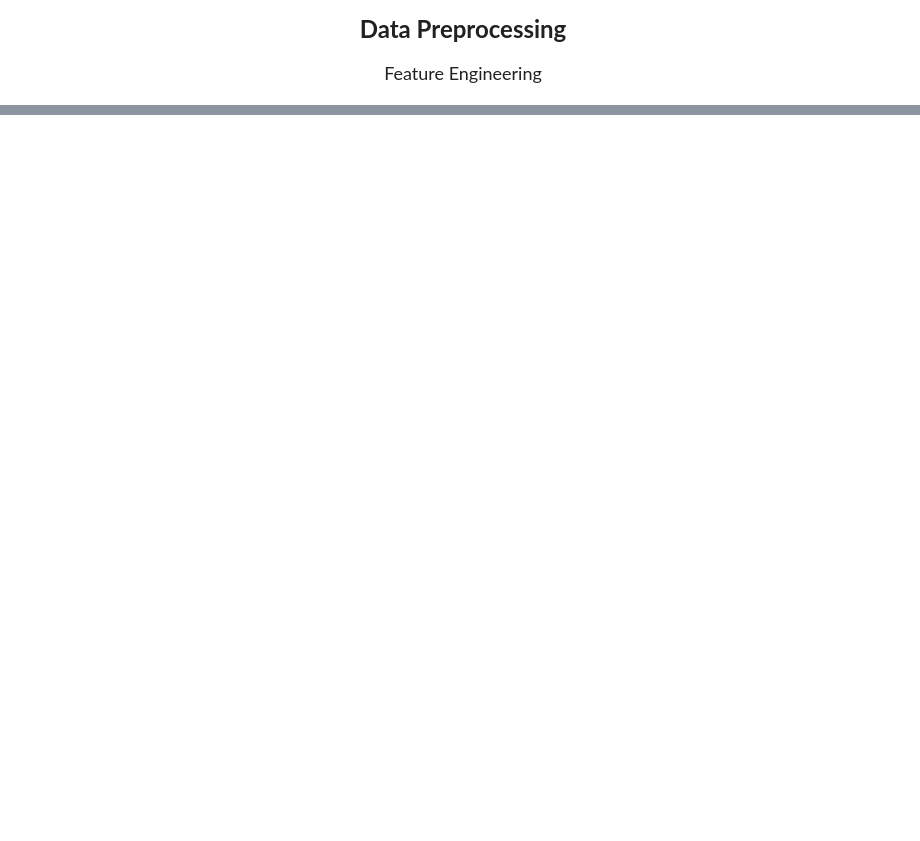
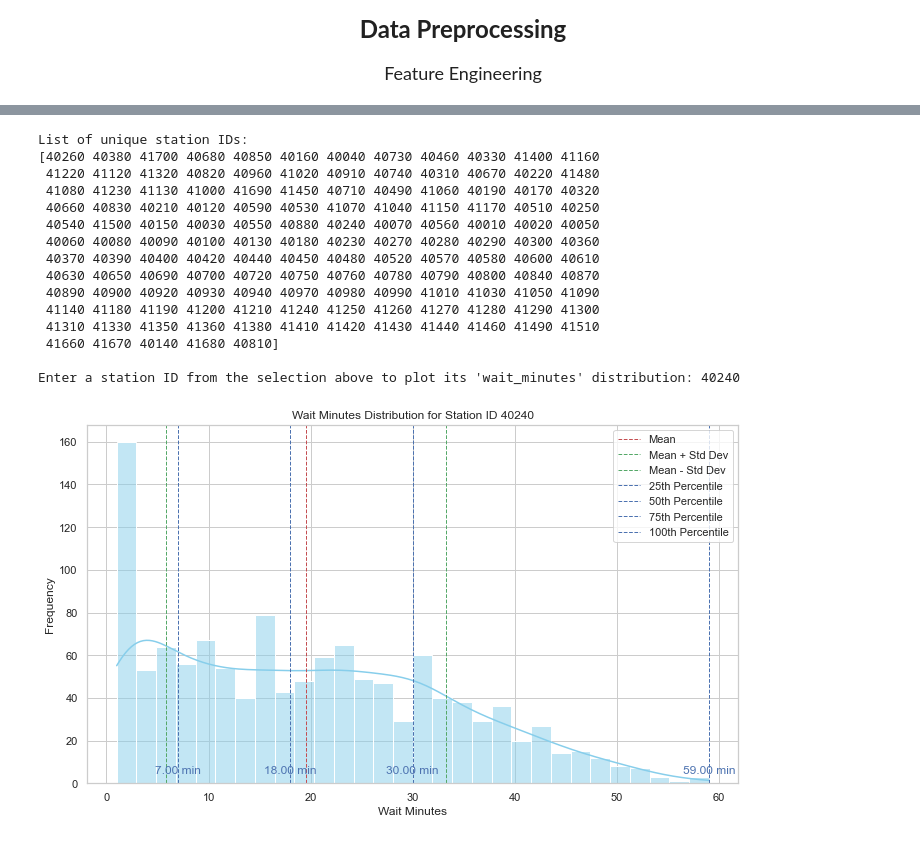
Before and after one commit to simonhui1/CTA-TimeGuard, a Jupyter notebook: index_organized.ipynb, the cells around one changed output, grey strips where cells are left out. Drawn from its saved outputs; the diff is of its cells as text; code cells hidden in the pictures; blank space fills up the shorter version.

```diff
--- a/index_organized.ipynb
+++ b/index_organized.ipynb
@@ -209,0 +247,17 @@ plt.show()
+# %%
+# Group the data by 'station_id' and calculate the average delay time for each station
+df['station_avg_wait'] = df.groupby('station_id')['wait_minutes'].transform('mean')
+
+# Get the list of column names from the DataFrame
+column_names = df.columns.tolist()
+
+# Find the index of 'wait_minutes'
+wait_minutes_index = column_names.index('wait_minutes')
+
+# Move 'station_avg_wait' right after 'wait_minutes'
+column_names.insert(wait_minutes_index + 1, column_names.pop(column_names.index('station_avg_wait')))
+
+# Reorder the DataFrame columns
+df = df[column_names]
+
+df.sample(n = 5)
@@ -209,0 +275,62 @@ plt.show()
+# %%
+# Get the list of unique station IDs
+unique_stations = df['station_id'].unique()
+
+print("List of unique station IDs:")
+print(unique_stations)
+
+# Prompt the user to input a station ID
+station_id_input = int(input("\nEnter a station ID from the selection above to plot its 'wait_minutes' distribution: "))
+
+# Filter the DataFrame for the selected station ID
+selected_station_df = df[df['station_id'] == station_id_input]
+
+# Calculate mean and standard deviation of wait_minutes for the selected station
+mean_wait = selected_station_df['wait_minutes'].mean()
+std_wait = selected_station_df['wait_minutes'].std()
+
+# Calculate percentiles
+percentiles = [25, 50, 75, 100]
+percentile_values = np.percentile(selected_station_df['wait_minutes'], percentiles)
+
+# Set the Seaborn style
+sns.set(style="whitegrid")
+
+# Create the distribution plot using Seaborn
+plt.figure(figsize=(10, 6))
+sns.histplot(data=selected_station_df, x='wait_minutes', bins=30, kde=True, color = 'skyblue')
+plt.axvline(mean_wait, color='r', linestyle='dashed', linewidth=1, label='Mean')
+plt.axvline(mean_wait + std_wait, color='g', linestyle='dashed', linewidth=1, label='Mean + Std Dev')
+plt.axvline(mean_wait - std_wait, color='g', linestyle='dashed', linewidth=1, label='Mean - Std Dev')
+
+# Add percentile indicators
+for p, value in zip(percentiles, percentile_values):
+    plt.axvline(value, color='b', linestyle='dashed', linewidth=1, label=f'{p}th Percentile')
+    plt.annotate(f'{value:.2f} min', (value, 0), textcoords="offset points", xytext=(0,10), ha='center', fontsize=12, color='b')
+
+plt.xlabel('Wait Minutes')
+plt.ylabel('Frequency')
+plt.title(f'Wait Minutes Distribution for Station ID {station_id_input}')
+plt.legend()
+plt.tight_layout()
+plt.show()
+
+print(f"Average wait time: {mean_wait:.2f} minutes")
+print(f"Standard deviation of wait time: {std_wait:.2f} minutes")
+# %% [output]
+List of unique station IDs:
+[40260 40380 41700 40680 40850 40160 40040 40730 40460 40330 41400 41160
+ 41220 41120 41320 40820 40960 41020 40910 40740 40310 40670 40220 41480
+ 41080 41230 41130 41000 41690 41450 40710 40490 41060 40190 40170 40320
+ 40660 40830 40210 40120 40590 40530 41070 41040 41150 41170 40510 40250
+ 40540 41500 40150 40030 40550 40880 40240 40070 40560 40010 40020 40050
+ 40060 40080 40090 40100 40130 40180 40230 40270 40280 40290 40300 40360
+ 40370 40390 40400 40420 40440 40450 40480 40520 40570 40580 40600 40610
+ 40630 40650 40690 40700 40720 40750 40760 40780 40790 40800 40840 40870
+ 40890 40900 40920 40930 40940 40970 40980 40990 41010 41030 41050 41090
+ 41140 41180 41190 41200 41210 41240 41250 41260 41270 41280 41290 41300
+ 41310 41330 41350 41360 41380 41410 41420 41430 41440 41460 41490 41510
+ 41660 41670 40140 41680 40810]
+
+Enter a station ID from the selection above to plot its 'wait_minutes' distribution: 40240
+[figure, added]
```
Also changed, not shown: parts of 17 cells of this notebook.
